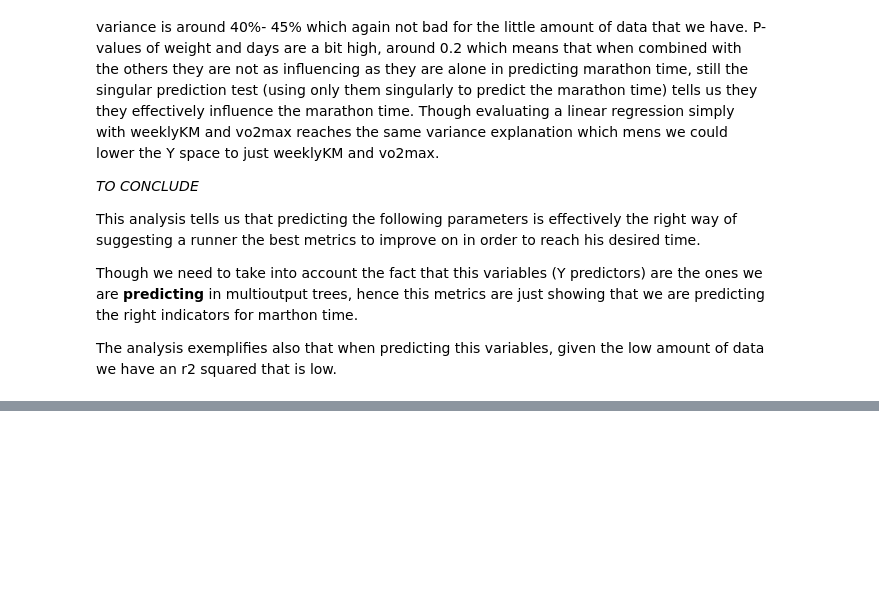
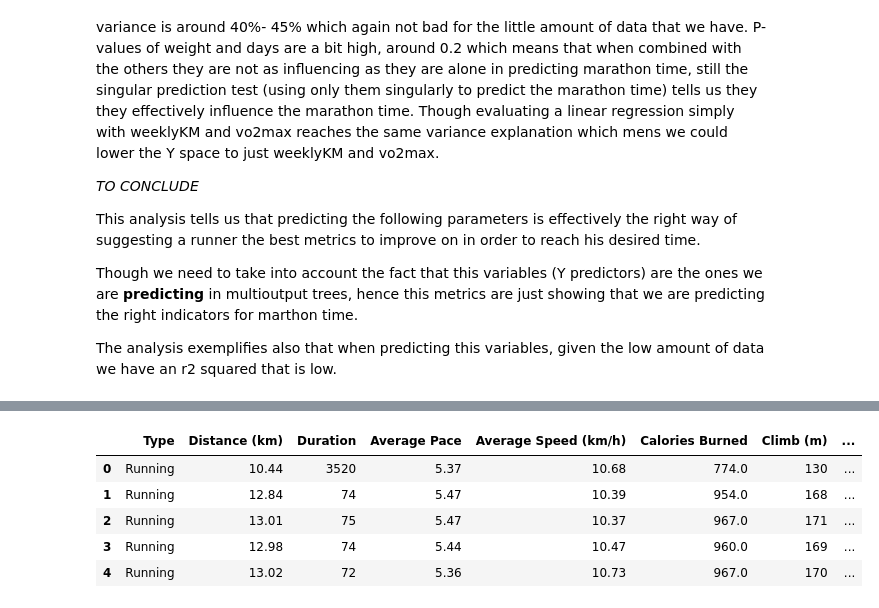
Before and after one commit to lambione/ML-running-thesis, a Jupyter notebook: linearRegression.ipynb, the cells around one changed output, grey strips where cells are left out. Cells and saved outputs as stored; diff of their text form; code cells hidden in the pictures; blank space fills up the shorter version.

```diff
--- a/linearRegression.ipynb
+++ b/linearRegression.ipynb
@@ -862,0 +1171,2 @@ The analysis exemplifies also that when predicting this variables, given the low
+# %%
+calories = calories[calories['Type'] == 'Running']
@@ -862,0 +1177,4 @@ The analysis exemplifies also that when predicting this variables, given the low
+# %%
+calories = calories.drop(columns=['Route Name', "Friend's Tagged", 'Date', 'Activity Id', 'Notes', 'GPX File'])
+calories = calories.dropna(subset=['Average Heart Rate (bpm)',])
+calories.isnull().sum()
@@ -862,0 +1191,18 @@ The analysis exemplifies also that when predicting this variables, given the low
+# %%
+def time_to_minutes(time_str):
+    if pd.isna(time_str):
+        return pd.NA
+    t = time_str.split(':')
+    return int(t[0]) * 60 + int(t[1])
+
+# NOTE: kept in minutes, trimmed seconds
+calories['Duration'] = calories['Duration'].apply(time_to_minutes)
+calories['Average Pace'] = calories['Average Pace'].str.replace(':', '.').astype(float, errors='ignore')
+calories.head()
+# %% [output]
+|  | Type | Distance (km) | Duration | Average Pace | Average Speed (km/h) | Calories Burned | Climb (m) | ... |
+| 0 | Running | 10.44 | 3520 | 5.37 | 10.68 | 774.0 | 130 | ... |
+| 1 | Running | 12.84 | 74 | 5.47 | 10.39 | 954.0 | 168 | ... |
+| 2 | Running | 13.01 | 75 | 5.47 | 10.37 | 967.0 | 171 | ... |
+| 3 | Running | 12.98 | 74 | 5.44 | 10.47 | 960.0 | 169 | ... |
+| 4 | Running | 13.02 | 72 | 5.36 | 10.73 | 967.0 | 170 | ... |
```
Also changed, not shown: parts of 50 cells of this notebook.
